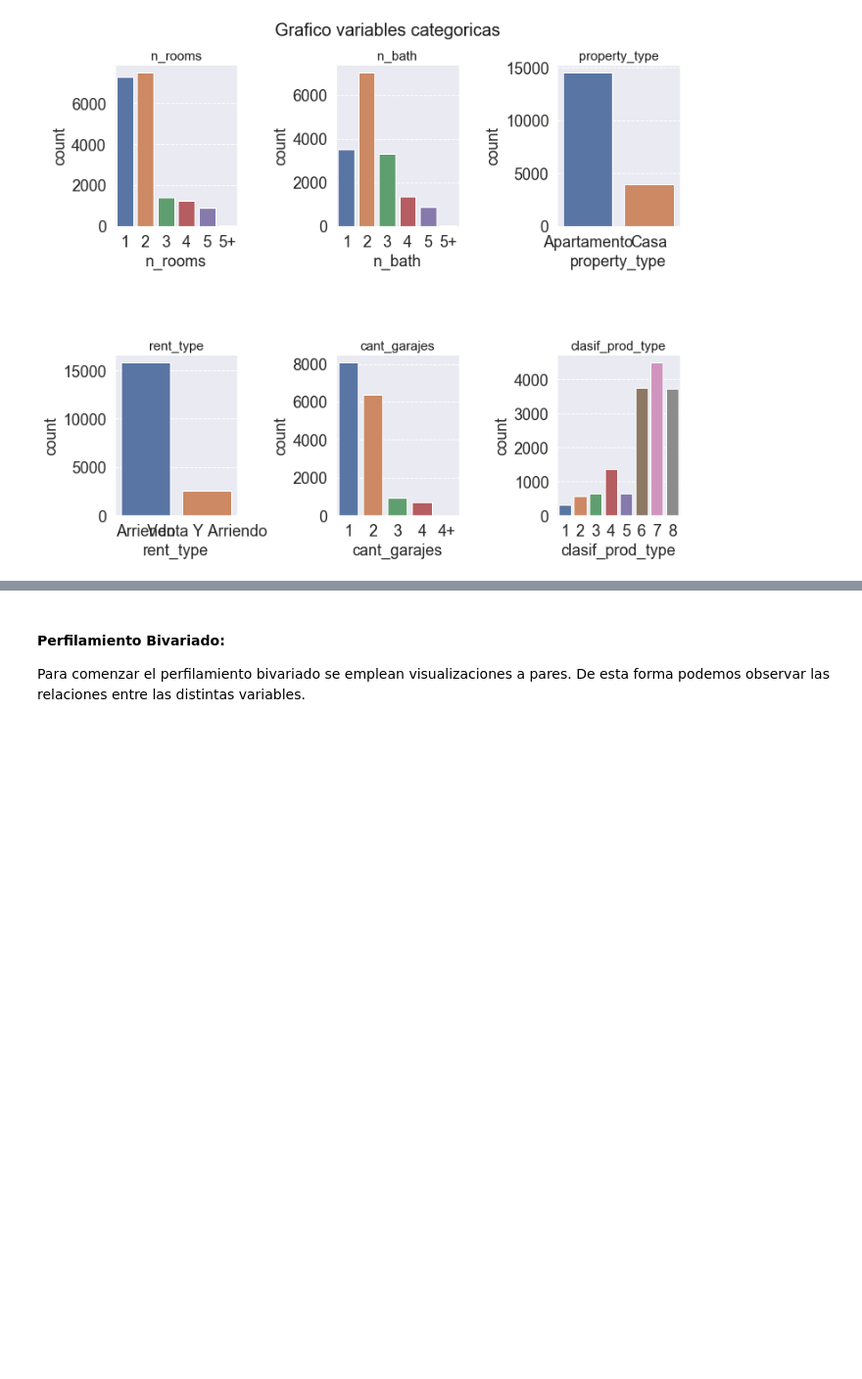
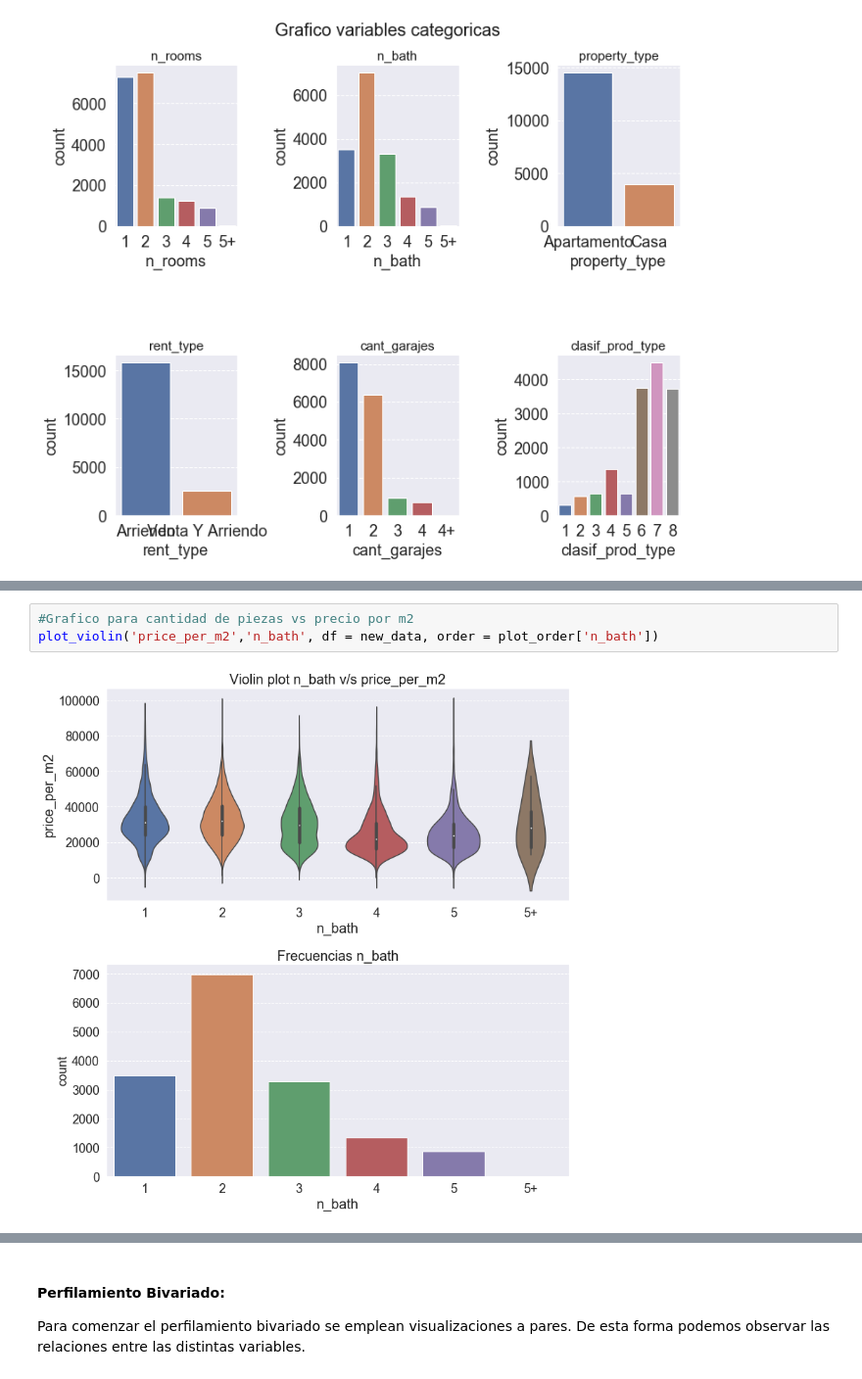
Before and after one commit to Diego-II/tarea1-DataScienceLAB, a Jupyter notebook: Tarea 1.ipynb, the cells around one changed output, grey strips where cells are left out. Shown at 98% size. Saved outputs shown, nothing was run; the diff lists cells and outputs as text; blank space fills up the shorter version.

```diff
--- a/Tarea 1.ipynb
+++ b/Tarea 1.ipynb
@@ -818,0 +718,5 @@ De esta forma, se observa una clara relacion lineal entre `metrocuadrado_index`
+# %%
+#Grafico para cantidad de piezas vs precio por m2
+plot_violin('price_per_m2','n_bath', df = new_data, order = plot_order['n_bath'])
+# %% [output]
+[figure, added]
```
Also changed, not shown: parts of 47 cells of this notebook.
